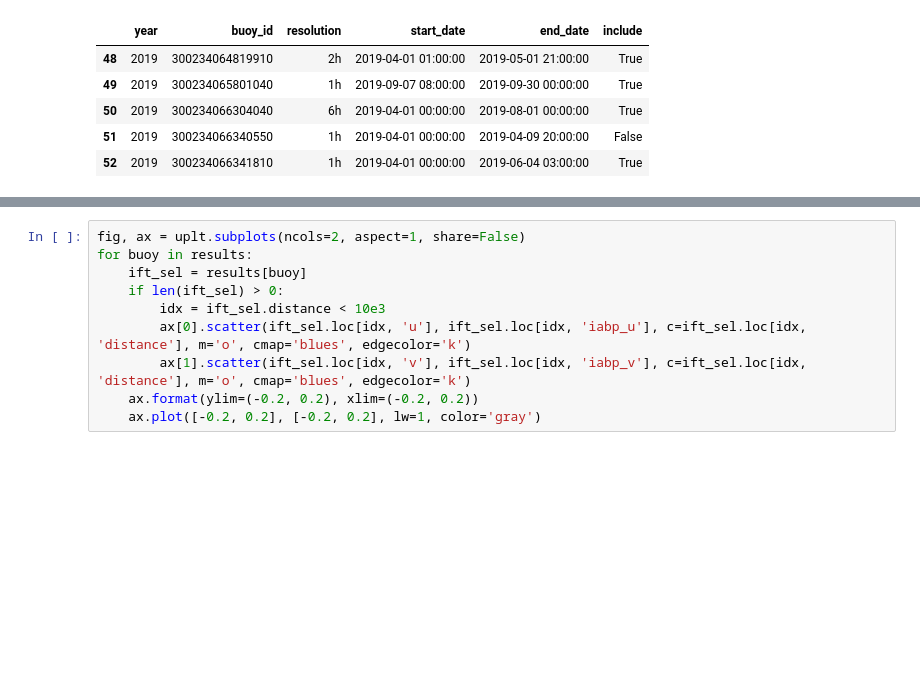
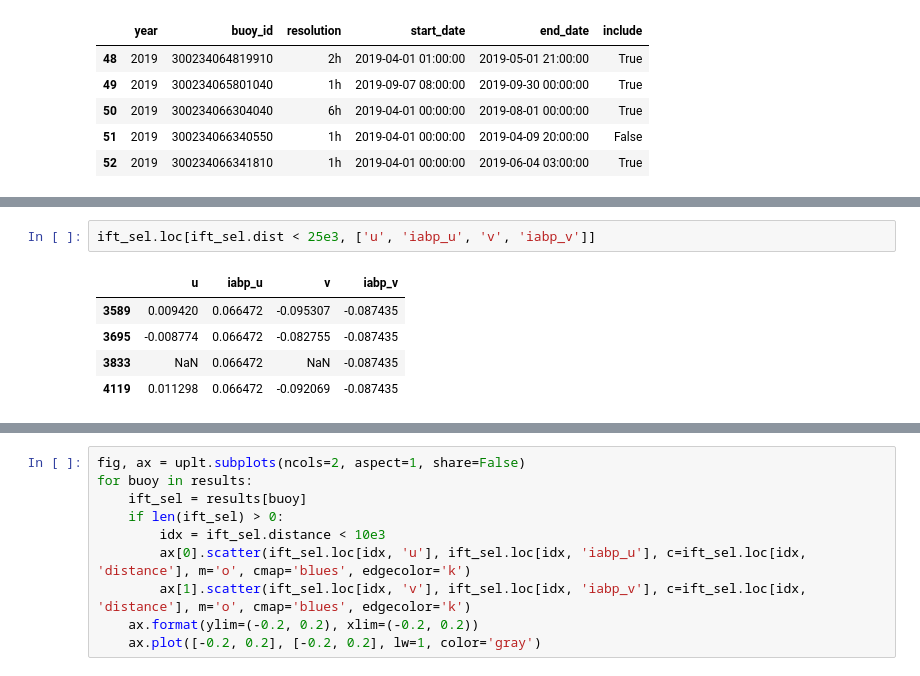
Before and after one commit to danielmwatkins/miz_scales_of_motion, a Jupyter notebook: notebooks/visualize_ice_motion.ipynb, the cells around one changed output, grey strips where cells are left out. Cells and saved outputs as stored; diff of their text form; blank space fills up the shorter version.

```diff
--- a/notebooks/visualize_ice_motion.ipynb
+++ b/notebooks/visualize_ice_motion.ipynb
@@ -487,0 +516,8 @@ for idx in iabp_meta.index:
+# %%
+ift_sel.loc[ift_sel.dist < 25e3, ['u', 'iabp_u', 'v', 'iabp_v']]
+# %% [output]
+|  | u | iabp_u | v | iabp_v |
+| 3589 | 0.009420 | 0.066472 | -0.095307 | -0.087435 |
+| 3695 | -0.008774 | 0.066472 | -0.082755 | -0.087435 |
+| 3833 | NaN | 0.066472 | NaN | -0.087435 |
+| 4119 | 0.011298 | 0.066472 | -0.092069 | -0.087435 |
```
Also changed, not shown: parts of 6 cells of this notebook.
